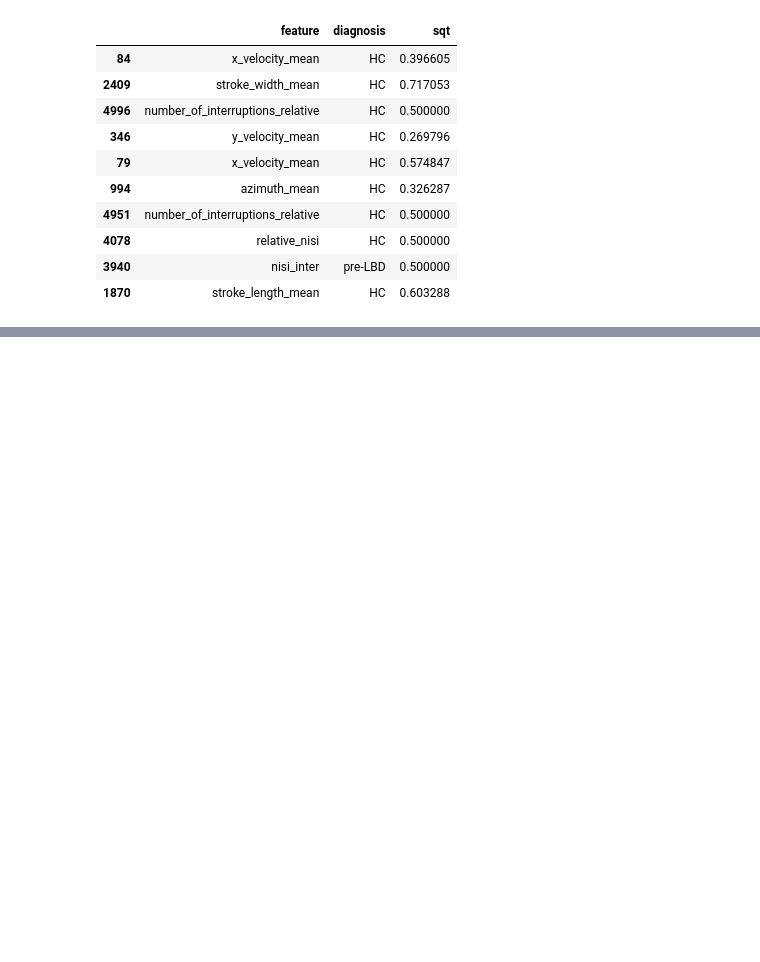
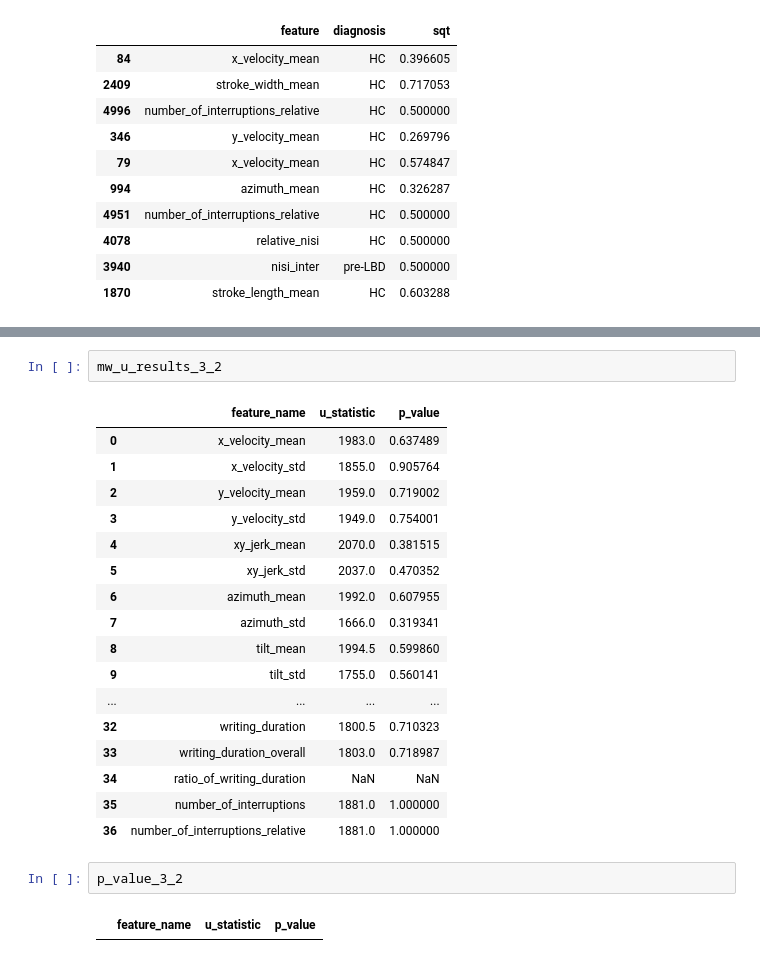
Before and after one commit to RichardLadislav/DOLPHIN-NDD_diagnostic, a Jupyter notebook: handcrafted_features_extraction/hf_analysis_refactor.ipynb, the cells around one changed output, grey strips where cells are left out. Saved outputs shown, nothing was run; the diff lists cells and outputs as text; blank space fills up the shorter version.

```diff
--- a/handcrafted_features_extraction/hf_analysis_refactor.ipynb
+++ b/handcrafted_features_extraction/hf_analysis_refactor.ipynb
@@ -893,0 +982,24 @@ sqt_long_1_1.sample(10)
+# %%
+mw_u_results_3_2
+# %% [output]
+|  | feature_name | u_statistic | p_value |
+| 0 | x_velocity_mean | 1983.0 | 0.637489 |
+| 1 | x_velocity_std | 1855.0 | 0.905764 |
+| 2 | y_velocity_mean | 1959.0 | 0.719002 |
+| 3 | y_velocity_std | 1949.0 | 0.754001 |
+| 4 | xy_jerk_mean | 2070.0 | 0.381515 |
+| 5 | xy_jerk_std | 2037.0 | 0.470352 |
+| 6 | azimuth_mean | 1992.0 | 0.607955 |
+| 7 | azimuth_std | 1666.0 | 0.319341 |
+| 8 | tilt_mean | 1994.5 | 0.599860 |
+| 9 | tilt_std | 1755.0 | 0.560141 |
+| ... | ... | ... | ... |
+| 32 | writing_duration | 1800.5 | 0.710323 |
+| 33 | writing_duration_overall | 1803.0 | 0.718987 |
+| 34 | ratio_of_writing_duration | NaN | NaN |
+| 35 | number_of_interruptions | 1881.0 | 1.000000 |
+| 36 | number_of_interruptions_relative | 1881.0 | 1.000000 |
+# %%
+p_value_3_2
+# %% [output]
+|  | feature_name | u_statistic | p_value |
```
Also changed, not shown: parts of 8 cells of this notebook.
